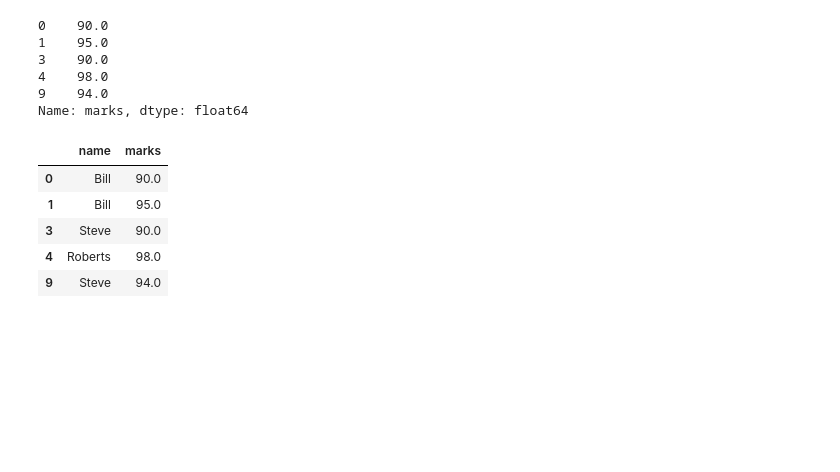
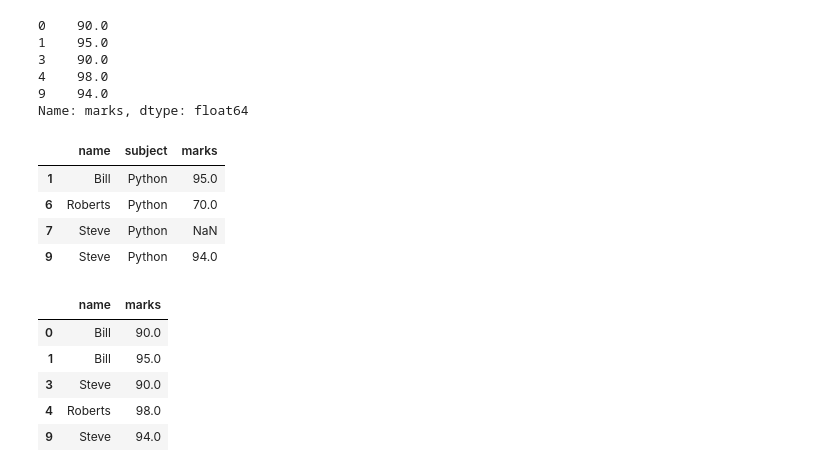
Before and after one commit to srikanthpragada/DS_18_JULY_2022, a Jupyter notebook: pandas/marks_df.ipynb, the cells around one changed output. Drawn from its saved outputs; the diff is of its cells as text; code cells hidden in the pictures; blank space fills up the shorter version.

```diff
--- a/pandas/marks_df.ipynb
+++ b/pandas/marks_df.ipynb
@@ -172,6 +172,14 @@ df[df.marks > 80].marks
 4    98.0
 9    94.0
 Name: marks, dtype: float64
+# %%
+df[df.subject == 'Python']
+# %% [output]
+|  | name | subject | marks |
+| 1 | Bill | Python | 95.0 |
+| 6 | Roberts | Python | 70.0 |
+| 7 | Steve | Python | NaN |
+| 9 | Steve | Python | 94.0 |
 # %%
 df[df.marks > 80][['name','marks']]
 # %% [output]
```
Also changed, not shown: parts of 4 cells of this notebook.
